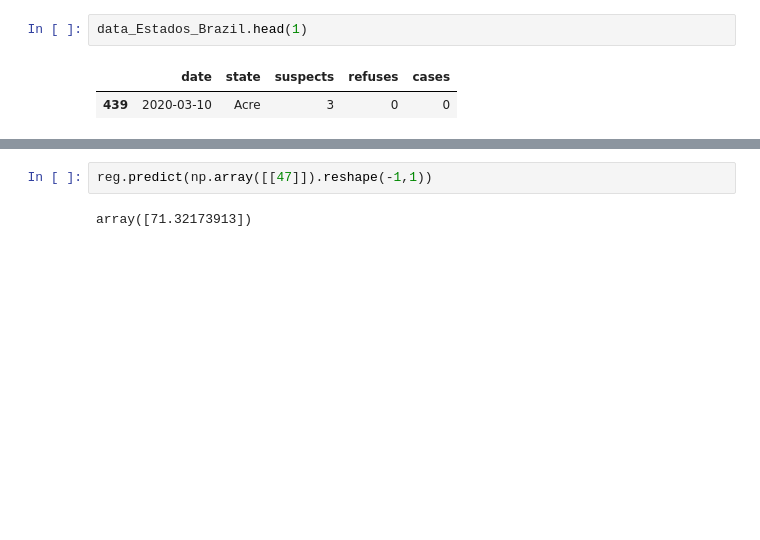
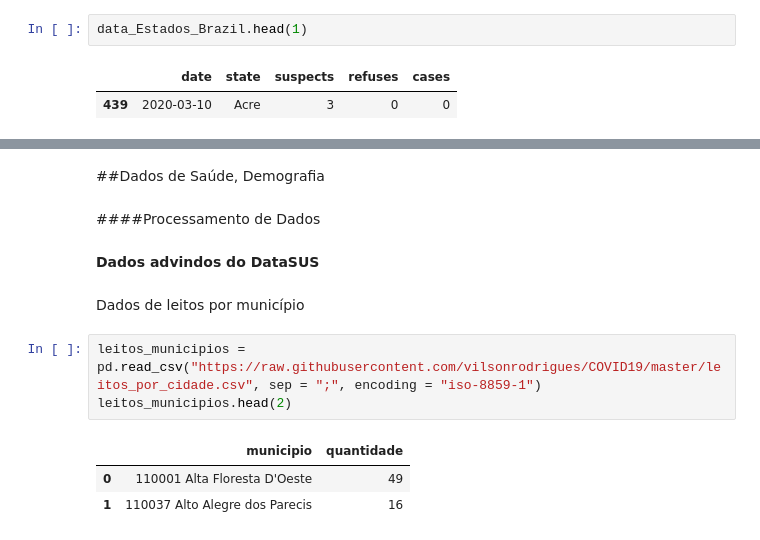
Before and after one commit to vilsonrodrigues/COVID19, a Jupyter notebook: COVID19.ipynb, the cells around one changed output, grey strips where cells are left out. Cells and saved outputs as stored; diff of their text form; blank space fills up the shorter version.

```diff
--- a/COVID19.ipynb
+++ b/COVID19.ipynb
@@ -490,4 +488,15 @@ reg.score(data_brazil["index"].values.reshape(-1,1),data_brazil["cases"])
-# %%
-reg.predict(np.array([[47]]).reshape(-1,1))
-# %% [output]
-array([71.32173913])
+# %% [markdown]
+##Dados de Saúde, Demografia
+# %% [markdown]
+####Processamento de Dados
+# %% [markdown]
+**Dados advindos do DataSUS**
+# %% [markdown]
+Dados de leitos por município
+# %%
+leitos_municipios = pd.read_csv("https://raw.githubusercontent.com/vilsonrodrigues/COVID19/master/leitos_por_cidade.csv", sep = ";", encoding = "iso-8859-1")
+leitos_municipios.head(2)
+# %% [output]
+|  | municipio | quantidade |
+| 0 | 110001 Alta Floresta D'Oeste | 49 |
+| 1 | 110037 Alto Alegre dos Parecis | 16 |
```
Also changed, not shown: parts of 22 cells of this notebook.
